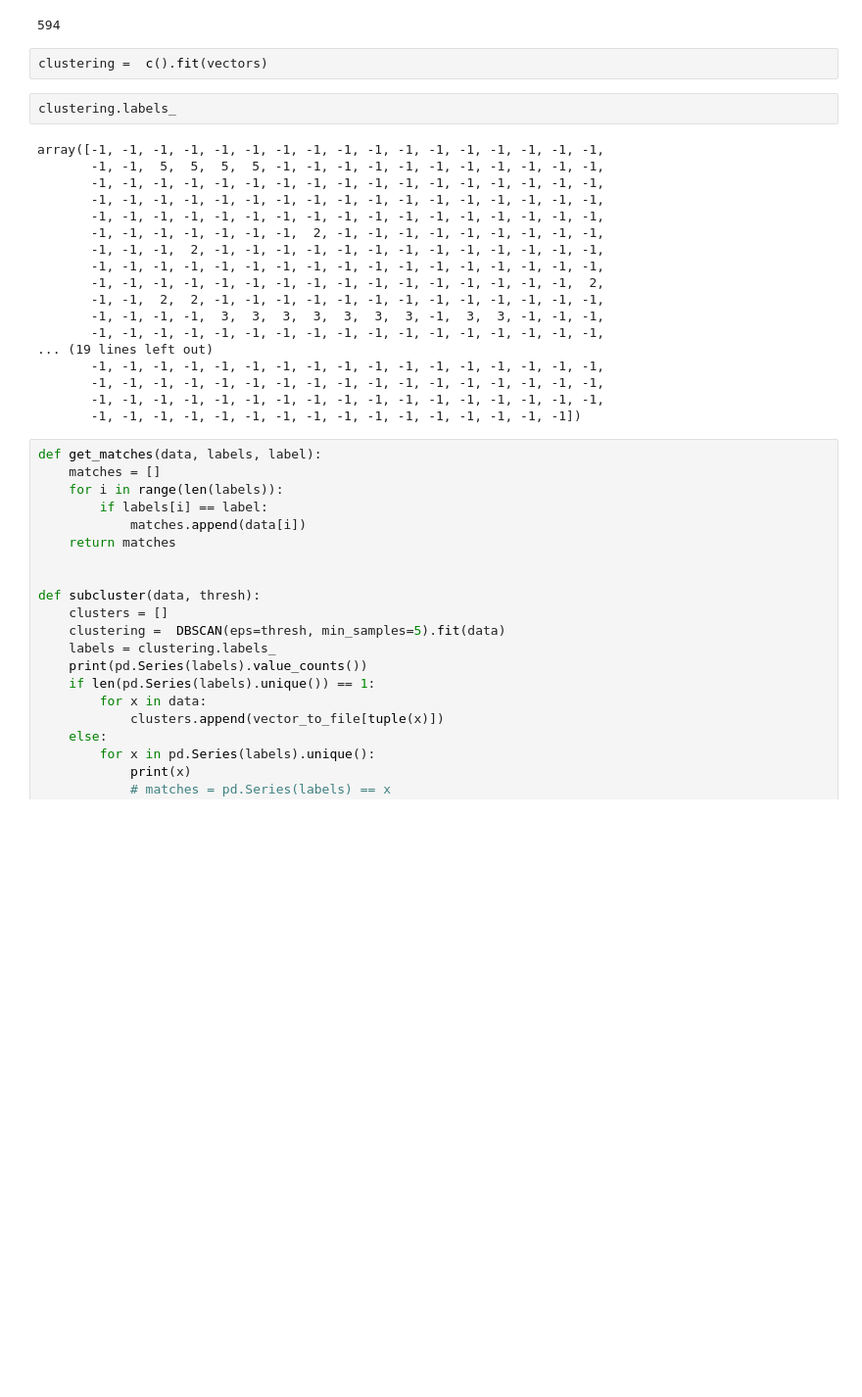
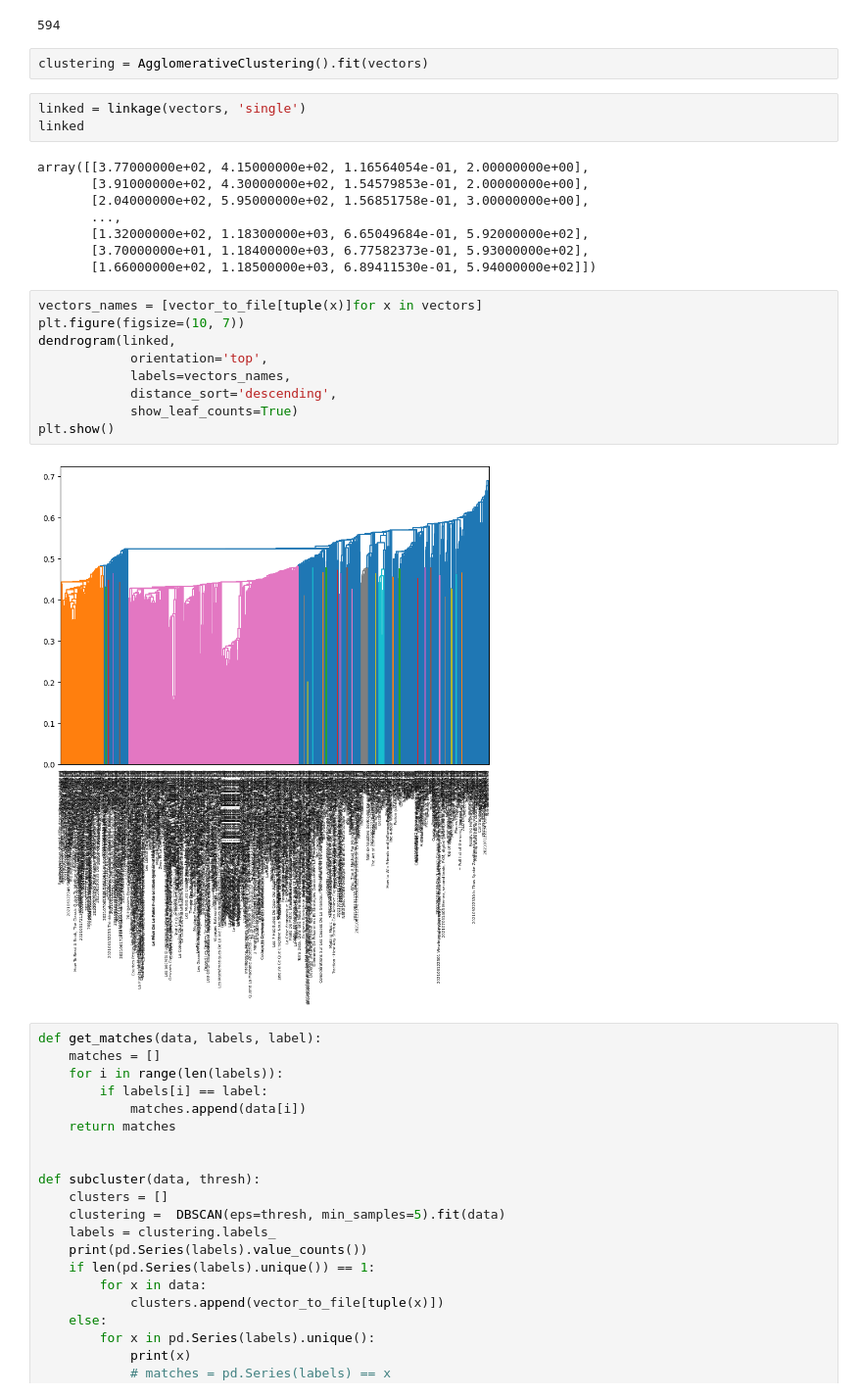
Before and after one commit to aidanbx/GraphGurusVault, a Jupyter notebook: src/Clustering.ipynb, the cells around one changed output. Shown: that part at 98% size. Drawn from its saved outputs; the diff is of its cells as text; blank space fills up the shorter version.

```diff
--- a/src/Clustering.ipynb
+++ b/src/Clustering.ipynb
@@ -24,27 +23,29 @@ len(vectors)
 # %% [output]
 594
 # %%
-clustering =  c().fit(vectors)
+clustering = AgglomerativeClustering().fit(vectors)
-# %%
-clustering.labels_
-# %% [output]
-array([-1, -1, -1, -1, -1, -1, -1, -1, -1, -1, -1, -1, -1, -1, -1, -1, -1,
-       -1, -1,  5,  5,  5,  5, -1, -1, -1, -1, -1, -1, -1, -1, -1, -1, -1,
-       -1, -1, -1, -1, -1, -1, -1, -1, -1, -1, -1, -1, -1, -1, -1, -1, -1,
-       -1, -1, -1, -1, -1, -1, -1, -1, -1, -1, -1, -1, -1, -1, -1, -1, -1,
-       -1, -1, -1, -1, -1, -1, -1, -1, -1, -1, -1, -1, -1, -1, -1, -1, -1,
-       -1, -1, -1, -1, -1, -1, -1,  2, -1, -1, -1, -1, -1, -1, -1, -1, -1,
-       -1, -1, -1,  2, -1, -1, -1, -1, -1, -1, -1, -1, -1, -1, -1, -1, -1,
-       -1, -1, -1, -1, -1, -1, -1, -1, -1, -1, -1, -1, -1, -1, -1, -1, -1,
-       -1, -1, -1, -1, -1, -1, -1, -1, -1, -1, -1, -1, -1, -1, -1, -1,  2,
-       -1, -1,  2,  2, -1, -1, -1, -1, -1, -1, -1, -1, -1, -1, -1, -1, -1,
-       -1, -1, -1, -1,  3,  3,  3,  3,  3,  3,  3, -1,  3,  3, -1, -1, -1,
-       -1, -1, -1, -1, -1, -1, -1, -1, -1, -1, -1, -1, -1, -1, -1, -1, -1,
-... (19 lines left out)
-       -1, -1, -1, -1, -1, -1, -1, -1, -1, -1, -1, -1, -1, -1, -1, -1, -1,
-       -1, -1, -1, -1, -1, -1, -1, -1, -1, -1, -1, -1, -1, -1, -1, -1, -1,
-       -1, -1, -1, -1, -1, -1, -1, -1, -1, -1, -1, -1, -1, -1, -1, -1, -1,
-       -1, -1, -1, -1, -1, -1, -1, -1, -1, -1, -1, -1, -1, -1, -1, -1])
+# %%
+linked = linkage(vectors, 'single')
+linked
+# %% [output]
+array([[3.77000000e+02, 4.15000000e+02, 1.16564054e-01, 2.00000000e+00],
+       [3.91000000e+02, 4.30000000e+02, 1.54579853e-01, 2.00000000e+00],
+       [2.04000000e+02, 5.95000000e+02, 1.56851758e-01, 3.00000000e+00],
+       ...,
+       [1.32000000e+02, 1.18300000e+03, 6.65049684e-01, 5.92000000e+02],
+       [3.70000000e+01, 1.18400000e+03, 6.77582373e-01, 5.93000000e+02],
+       [1.66000000e+02, 1.18500000e+03, 6.89411530e-01, 5.94000000e+02]])
+# %%
+vectors_names = [vector_to_file[tuple(x)]for x in vectors]
+plt.figure(figsize=(10, 7))
+dendrogram(linked,
+            orientation='top',
+            labels=vectors_names,
+            distance_sort='descending',
+            show_leaf_counts=True)
+plt.show()
+# %% [output]
+[figure, added]
 # %%
 def get_matches(data, labels, label):
     matches = []
```
Also changed, not shown: parts of 2 cells of this notebook.
